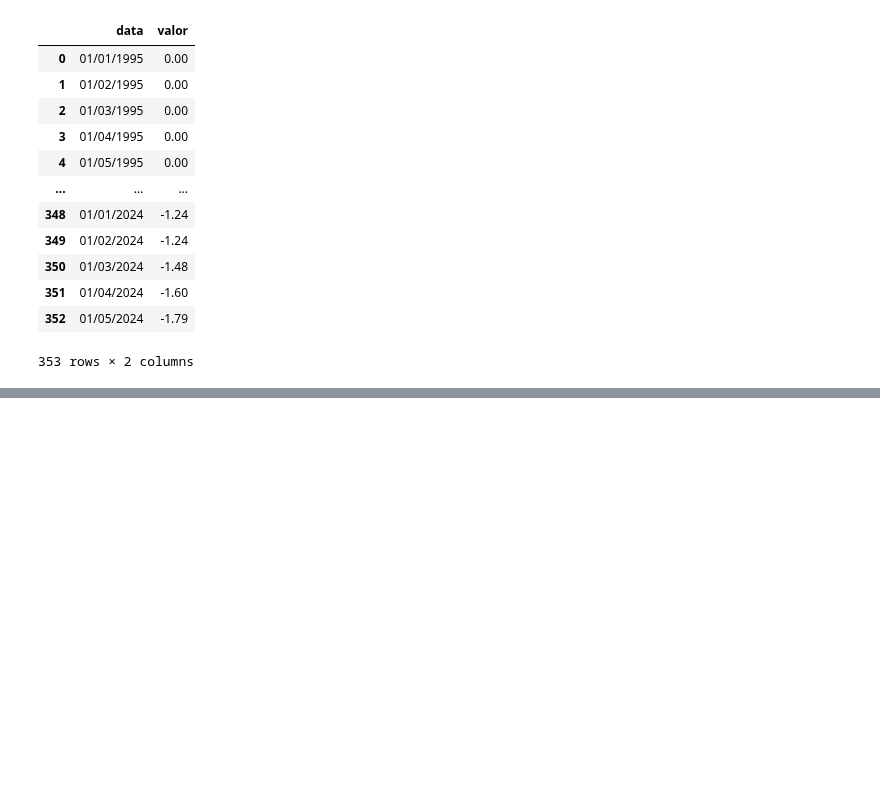
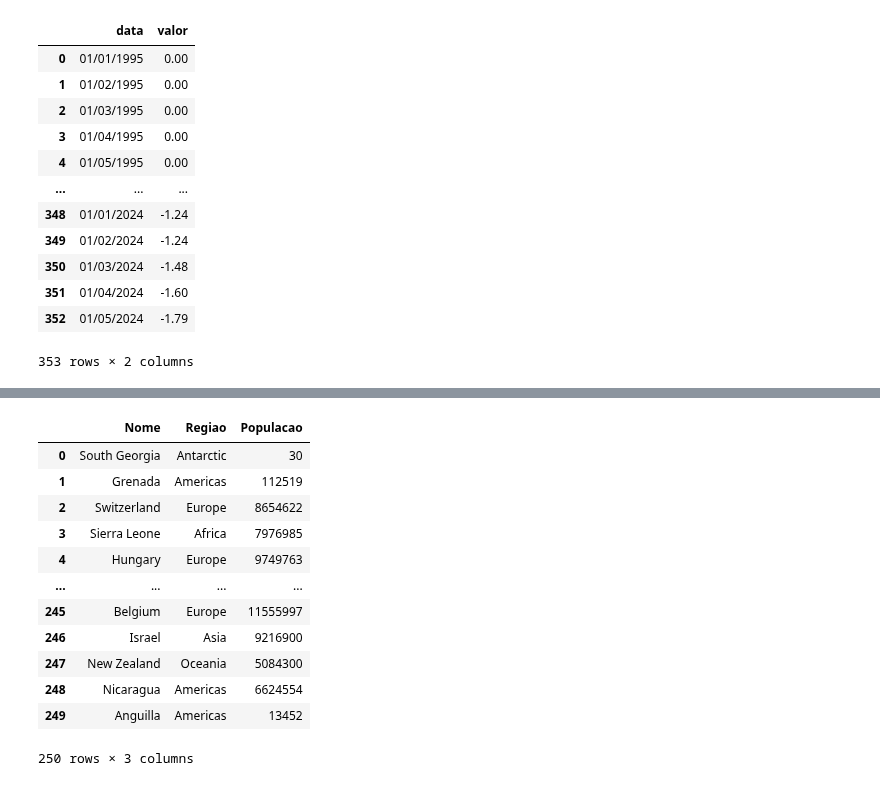
Before and after one commit to gamrodrigues/Coder, a Jupyter notebook: Aula 12.ipynb, the cells around one changed output, grey strips where cells are left out. Drawn from its saved outputs; the diff is of its cells as text; code cells hidden in the pictures; blank space fills up the shorter version.

```diff
--- a/Aula 12.ipynb
+++ b/Aula 12.ipynb
@@ -239,0 +242,9 @@ pd.DataFrame(data_json)
+# %%
+url = "https://restcountries.com/v3.1/all"
+response = requests.get(url)
+if response.status_code == 200:
+    data_json = response.json()
+else:
+    print("Erro ao acessar a API")
+paises_full=pd.DataFrame(data_json)
+paises_full
@@ -239,0 +265,26 @@ pd.DataFrame(data_json)
+# %%
+nome= [x['common'] for x in paises_full['name']]
+region= [x for x in paises_full['region']]
+population= [x for x in paises_full['population']]
+# %%
+# Forma 1
+paises = pd.DataFrame({
+    'Nome':nome,
+    'Regiao':region,
+    'Populacao':population
+})
+paises
+# %% [output]
+|  | Nome | Regiao | Populacao |
+| 0 | South Georgia | Antarctic | 30 |
+| 1 | Grenada | Americas | 112519 |
+| 2 | Switzerland | Europe | 8654622 |
+| 3 | Sierra Leone | Africa | 7976985 |
+| 4 | Hungary | Europe | 9749763 |
+| ... | ... | ... | ... |
+| 245 | Belgium | Europe | 11555997 |
+| 246 | Israel | Asia | 9216900 |
+| 247 | New Zealand | Oceania | 5084300 |
+| 248 | Nicaragua | Americas | 6624554 |
+| 249 | Anguilla | Americas | 13452 |
+250 rows × 3 columns
```
Also changed, not shown: parts of 8 cells of this notebook.
